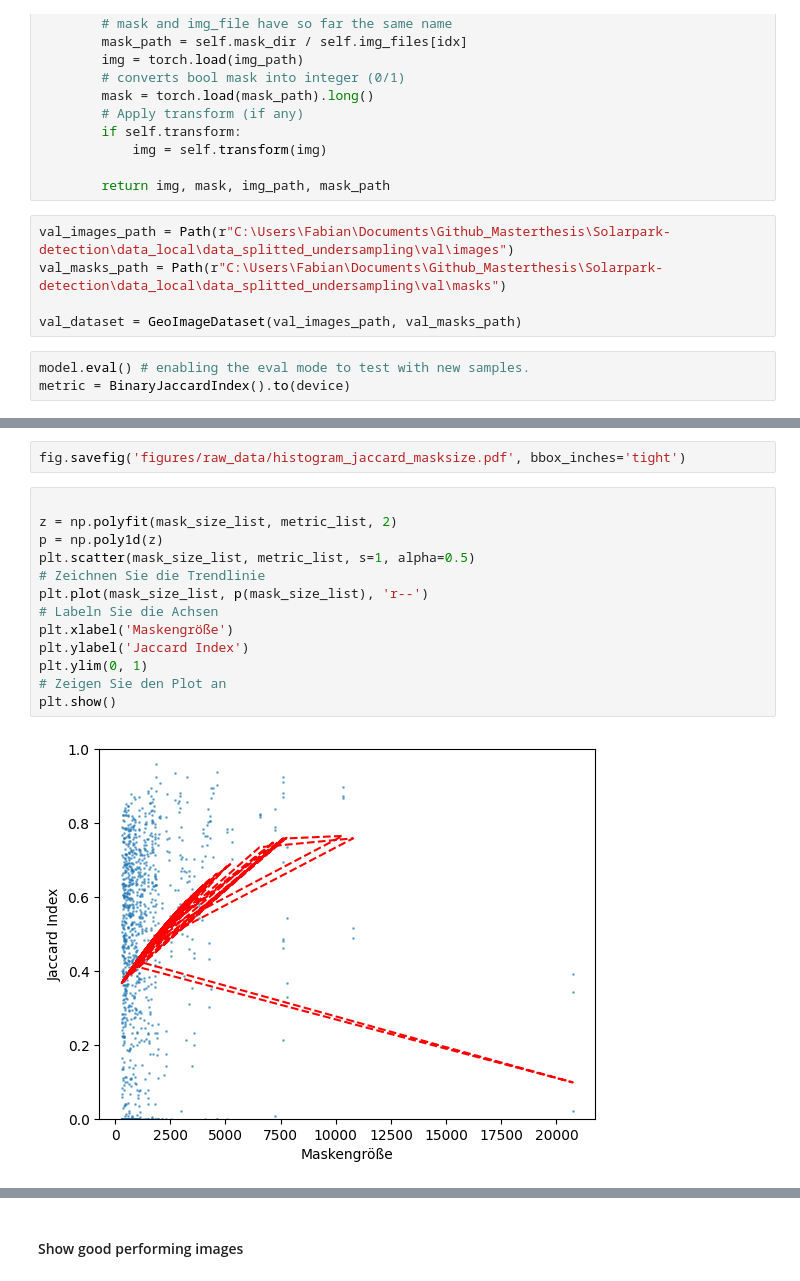
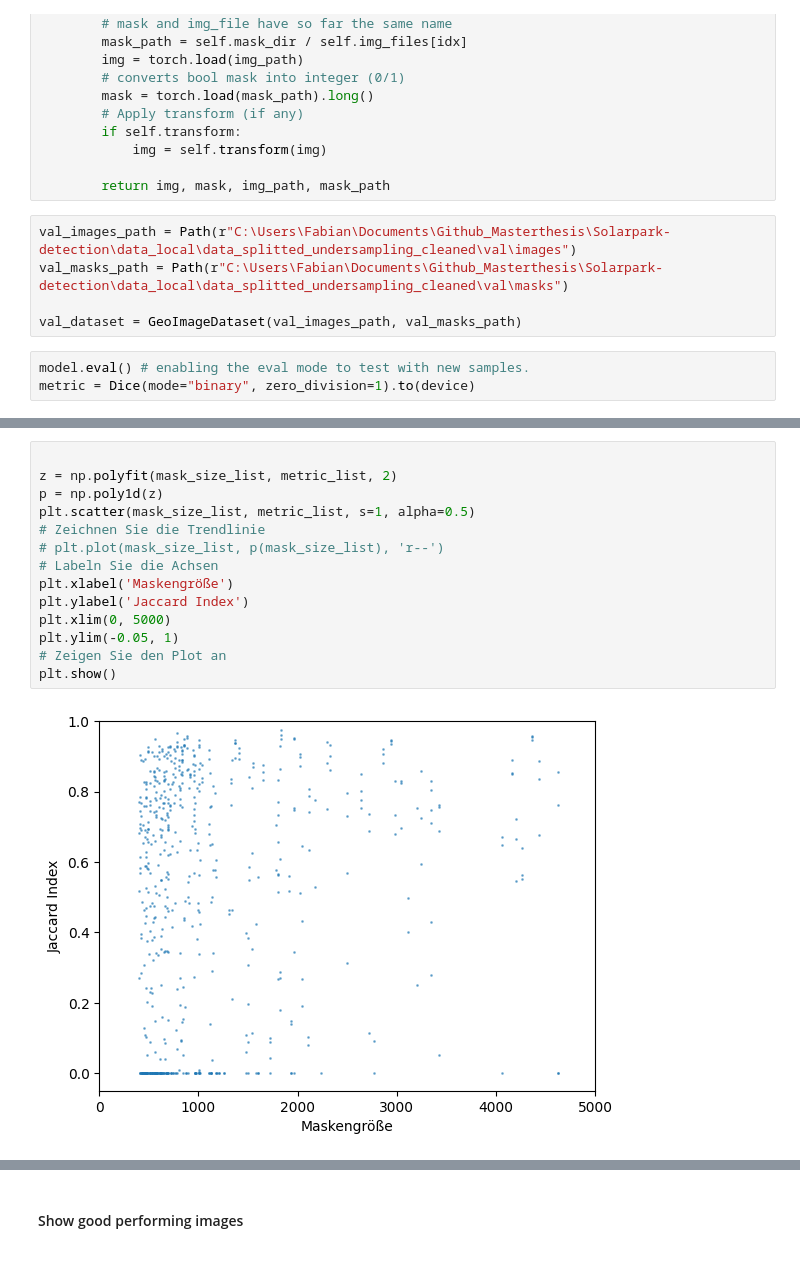
Before and after one commit to Taraman12/Solarpark-detection, a Jupyter notebook: Notebooks/ML_Modell/train_u_net.ipynb, the cells around one changed output, grey strips where cells are left out. Saved outputs shown, nothing was run; the diff lists cells and outputs as text.

```diff
--- a/Notebooks/ML_Modell/train_u_net.ipynb
+++ b/Notebooks/ML_Modell/train_u_net.ipynb
@@ -508,13 +491,13 @@ class GeoImageDataset(Dataset):
 
         return img, mask, img_path, mask_path
 # %%
-val_images_path = Path(r"C:\Users\Fabian\Documents\Github_Masterthesis\Solarpark-detection\data_local\data_splitted_undersampling\val\images")
-val_masks_path = Path(r"C:\Users\Fabian\Documents\Github_Masterthesis\Solarpark-detection\data_local\data_splitted_undersampling\val\masks")
+val_images_path = Path(r"C:\Users\Fabian\Documents\Github_Masterthesis\Solarpark-detection\data_local\data_splitted_undersampling_cleaned\val\images")
+val_masks_path = Path(r"C:\Users\Fabian\Documents\Github_Masterthesis\Solarpark-detection\data_local\data_splitted_undersampling_cleaned\val\masks")
 
 val_dataset = GeoImageDataset(val_images_path, val_masks_path)
 # %%
 model.eval() # enabling the eval mode to test with new samples.
-metric = BinaryJaccardIndex().to(device)
+metric = Dice(mode="binary", zero_division=1).to(device)
 # %%
 index_list = []
 metric_list = []
@@ -596,17 +553,16 @@ ax2.set_title('Auschnitt Histogramm der Maskengröße');
-# %%
-fig.savefig('figures/raw_data/histogram_jaccard_masksize.pdf', bbox_inches='tight')
 # %%
 
 z = np.polyfit(mask_size_list, metric_list, 2)
 p = np.poly1d(z)
 plt.scatter(mask_size_list, metric_list, s=1, alpha=0.5)
 # Zeichnen Sie die Trendlinie
-plt.plot(mask_size_list, p(mask_size_list), 'r--')
+# plt.plot(mask_size_list, p(mask_size_list), 'r--')
 # Labeln Sie die Achsen
 plt.xlabel('Maskengröße')
 plt.ylabel('Jaccard Index')
-plt.ylim(0, 1)
+plt.xlim(0, 5000)
+plt.ylim(-0.05, 1)
 # Zeigen Sie den Plot an
 plt.show()
 # %% [output]
-[figure, old version]
+[figure, new version]
```
Also changed, not shown: parts of 43 cells of this notebook.
